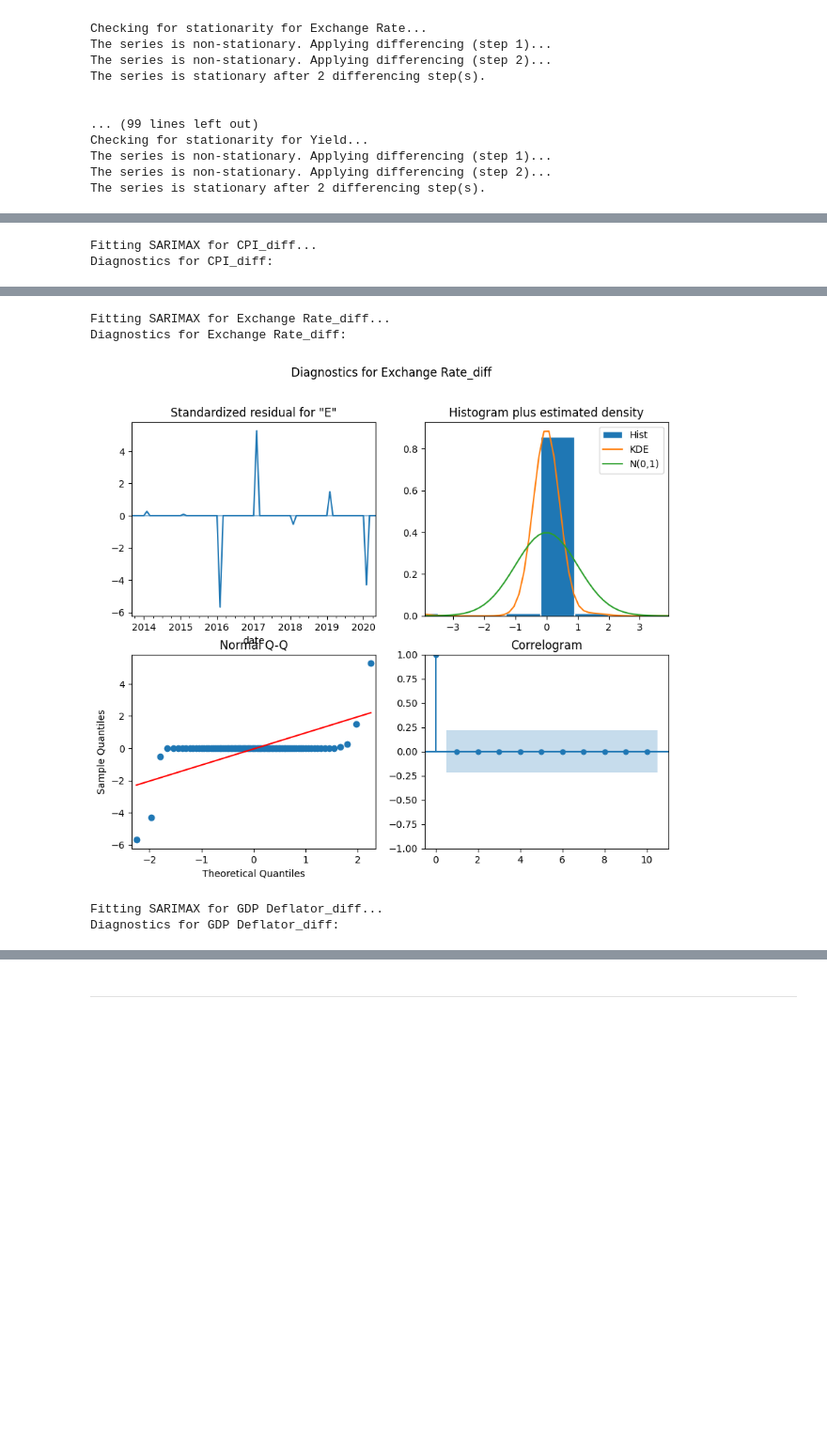
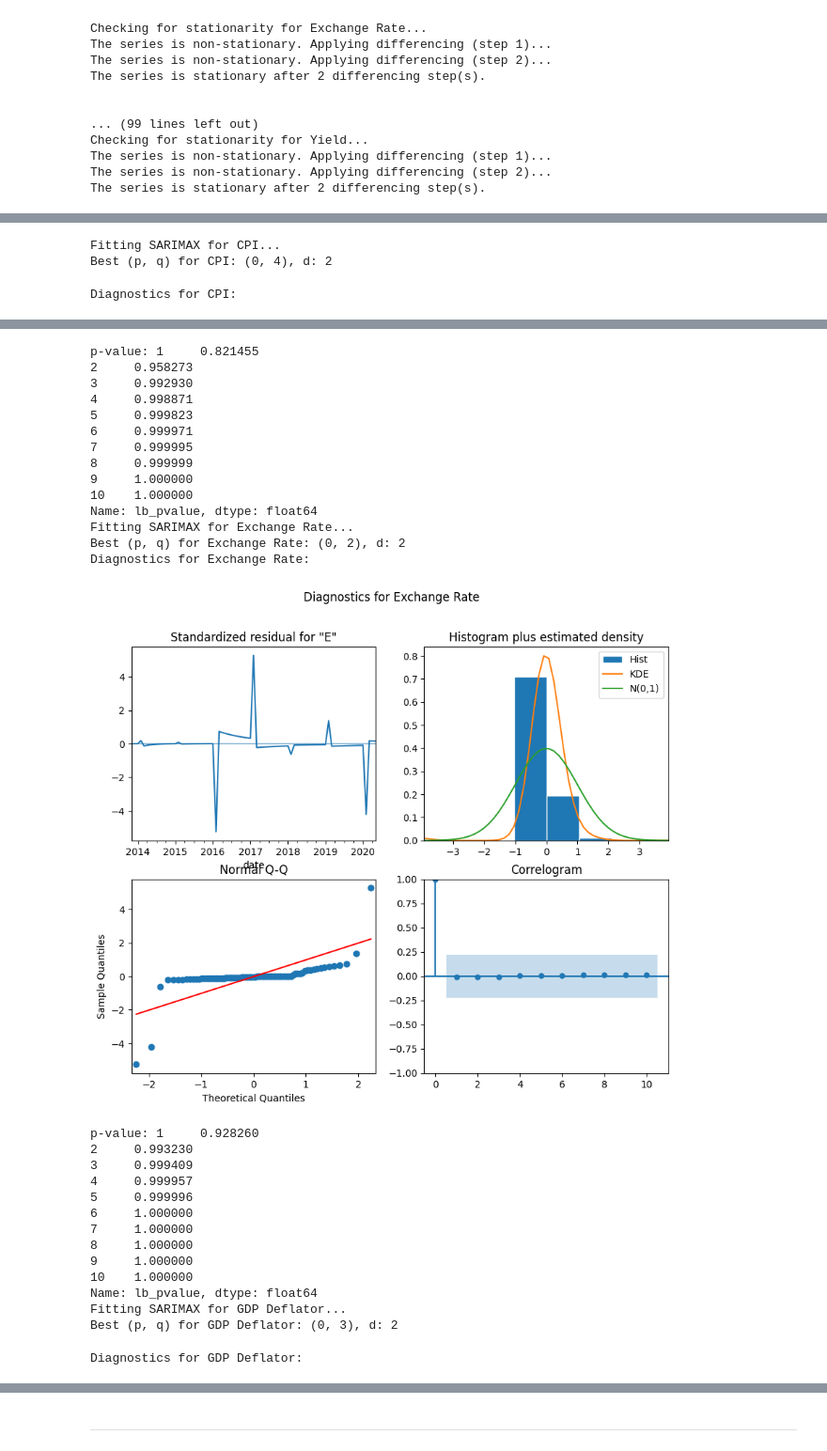
Before and after one commit to lukas-stamm/PAII, a Jupyter notebook: feature_prediction/features_potato.ipynb, the cells around one changed output, grey strips where cells are left out. Shown at 94% size. Saved outputs shown, nothing was run; the diff lists cells and outputs as text; code cells hidden in the pictures; blank space fills up the shorter version.

```diff
--- a/feature_prediction/features_potato.ipynb
+++ b/feature_prediction/features_potato.ipynb
@@ -89,16 +89,17 @@ def check_stationarity(series):
 
 # Initialize a dictionary to store the differencing degrees
 differencing_degrees = {}
+diff_features = features.copy()
 
 # Apply the function to each column of the DataFrame
-for col in features.columns:
+for col in diff_features.columns:
     print(f"Checking for stationarity for {col}...")
-    stationary_series, diff_count = check_stationarity(features[col])
+    stationary_series, diff_count = check_stationarity(diff_features[col])
 
     differencing_degrees[col] = diff_count  # Store the differencing degree
-    features[f'{col}_diff'] = stationary_series  # Store the stationary series
+    diff_features[col] = stationary_series  # Store the stationary series
 
-    features = features.drop(columns=[col])
+    #features = features.drop(columns=[col])
 # %% [output]
 Checking for stationarity for CPI...
 The series is non-stationary. Applying differencing (step 1)...
@@ -145,0 +121,3 @@ p-value: 3.344641223990361e-16
+# %%
+diff_features = diff_features[3:]
+diff_features
@@ -146,6 +139,6 @@ p-value: 3.344641223990361e-16
 # %%
 # split train test data. 12 months for test data
-train_data = features[:-12]
+train_data = diff_features[:-12]
 test_data = features[-12:]
 # %%
 train_data = train_data.asfreq('MS')
@@ -218,7 +203,7 @@ def optimize_ARIMA_for_df(df: pd.DataFrame, order_list: list, differencing_degre
 
 # Assuming `train_data` is your DataFrame and `differencing_degrees` is your dictionary of differencing degrees.
 # Define the list of ARIMA orders to try.
-order_list = [(p, q) for p in range(3) for q in range(3)]  # Example: (0, 0) to (2, 2)
+order_list = [(p, q) for p in range(5) for q in range(5)]  # Example: (0, 0) to (2, 2)
 
 # Apply the function
 df_results = optimize_ARIMA_for_df(train_data, order_list, differencing_degrees)
@@ -293,4 +258,6 @@ df_results
 # %%
+from statsmodels.stats.diagnostic import acorr_ljungbox
+
 def fit_and_diagnose_sarimax_with_results(df, df_results, differencing_degrees):
 
     fitted_models = {}
@@ -302,6 +269,7 @@ def fit_and_diagnose_sarimax_with_results(df, df_results, differencing_degrees):
         p, q = best_pq
         d = differencing_degrees.get(col, 0)  # Get differencing degree
 
+        print(f"Best (p, q) for {col}: {best_pq}, d: {d}")
         try:
             # Fit SARIMAX model
             model = SARIMAX(df[col], order=(p, d, q), simple_differencing=False)
@@ -314,6 +282,12 @@ def fit_and_diagnose_sarimax_with_results(df, df_results, differencing_degrees):
             plt.suptitle(f"Diagnostics for {col}")
             plt.show()
 
+            residuals = model_fit.resid
+            lb_test = acorr_ljungbox(residuals, np.arange(1, 11, 1))
+
+            print(f"p-value: {lb_test['lb_pvalue']}")
+
+
         except Exception as e:
             print(f"Error fitting SARIMAX for {col}: {e}")
             fitted_models[col] = None
@@ -323,5 +297,6 @@ def fit_and_diagnose_sarimax_with_results(df, df_results, differencing_degrees):
 
 fitted_models = fit_and_diagnose_sarimax_with_results(train_data, df_results, differencing_degrees)
 # %% [output]
-Fitting SARIMAX for CPI_diff...
-Diagnostics for CPI_diff:
+Fitting SARIMAX for CPI...
+Best (p, q) for CPI: (0, 4), d: 2
+Diagnostics for CPI:
@@ -329,5 +304,29 @@ Diagnostics for CPI_diff:
-Fitting SARIMAX for Exchange Rate_diff...
-Diagnostics for Exchange Rate_diff:
+p-value: 1     0.821455
+2     0.958273
+3     0.992930
+4     0.998871
+5     0.999823
+6     0.999971
+7     0.999995
+8     0.999999
+9     1.000000
+10    1.000000
+Name: lb_pvalue, dtype: float64
+Fitting SARIMAX for Exchange Rate...
+Best (p, q) for Exchange Rate: (0, 2), d: 2
+Diagnostics for Exchange Rate:
-[figure, old version]
+[figure, new version]
-Fitting SARIMAX for GDP Deflator_diff...
-Diagnostics for GDP Deflator_diff:
+p-value: 1     0.928260
+2     0.993230
+3     0.999409
+4     0.999957
+5     0.999996
+6     1.000000
+7     1.000000
+8     1.000000
+9     1.000000
+10    1.000000
+Name: lb_pvalue, dtype: float64
+Fitting SARIMAX for GDP Deflator...
+Best (p, q) for GDP Deflator: (0, 3), d: 2
+Diagnostics for GDP Deflator:
```
Also changed, not shown: parts of 10 cells of this notebook, 2 other files.
